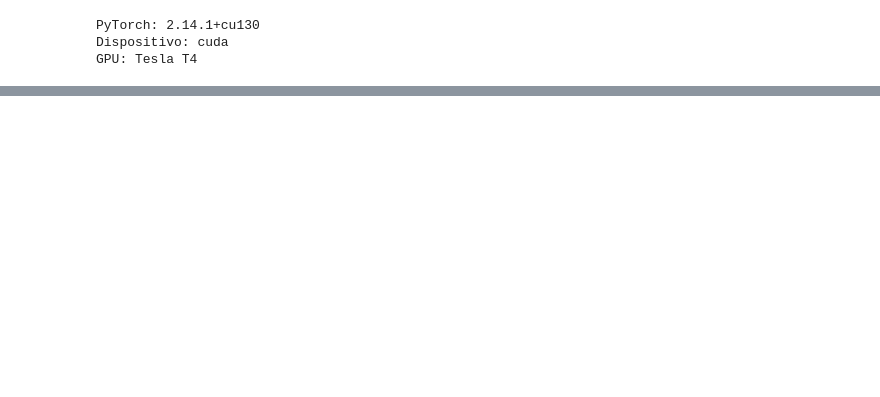
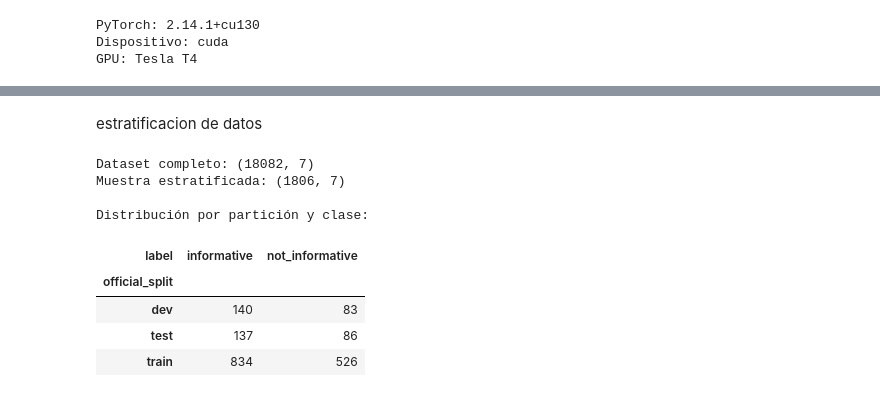
Before and after one commit to jessicamile94-star/crisis-mmd-multimodal-emergency-detection, a Jupyter notebook: CrisisMMD_Multimodal_Jessica_Ballesteros.ipynb, the cells around one changed output, grey strips where cells are left out. Cells and saved outputs as stored; diff of their text form; code cells hidden in the pictures; blank space fills up the shorter version.

Commit message:
extraccion de data

```diff
--- a/CrisisMMD_Multimodal_Jessica_Ballesteros.ipynb
+++ b/CrisisMMD_Multimodal_Jessica_Ballesteros.ipynb
@@ -36,0 +41,15 @@ GPU: Tesla T4
+# %%
+from pathlib import Path
+
+ROOT = Path("/content/crisis-mmd-project")
+DATA_DIR = ROOT / "data"
+ARTIFACTS_DIR = ROOT / "artifacts"
+CACHE_DIR = ARTIFACTS_DIR / "cache"
+FIGURES_DIR = ARTIFACTS_DIR / "figures"
+
+for folder in [DATA_DIR, ARTIFACTS_DIR, CACHE_DIR, FIGURES_DIR]:
+    folder.mkdir(parents=True, exist_ok=True)
+
+print("Carpeta principal:", ROOT)
+print("Datos:", DATA_DIR)
+print("Artefactos:", ARTIFACTS_DIR)
@@ -36,0 +87,38 @@ GPU: Tesla T4
+# %% [markdown]
+estratificacion de datos
+# %%
+frames = []
+
+for split_name in ["train", "dev", "test"]:
+    file_path = DATA_DIR / "informative" / f"{split_name}.json"
+    temp = pd.read_json(file_path)
+    temp["official_split"] = split_name
+    frames.append(temp)
+
+df_full = pd.concat(frames, ignore_index=True)
+sample_parts = []
+
+for (split_name, label), group in df_full.groupby(
+    ["official_split", "label"], observed=True
+):
+    n_sample = max(1, int(len(group) * 0.10))
+    sample_parts.append(
+        group.sample(n=n_sample, random_state=SEED)
+    )
+
+df = pd.concat(sample_parts, ignore_index=True)
+
+print("Dataset completo:", df_full.shape)
+print("Muestra estratificada:", df.shape)
+print("\nDistribución por partición y clase:")
+display(pd.crosstab(df["official_split"], df["label"]))
+# %% [output]
+Dataset completo: (18082, 7)
+Muestra estratificada: (1806, 7)
+
+Distribución por partición y clase:
+| label | informative | not_informative |
+| official_split |  |  |
+| dev | 140 | 83 |
+| test | 137 | 86 |
+| train | 834 | 526 |
```
Also changed, not shown: parts of 5 cells of this notebook.
